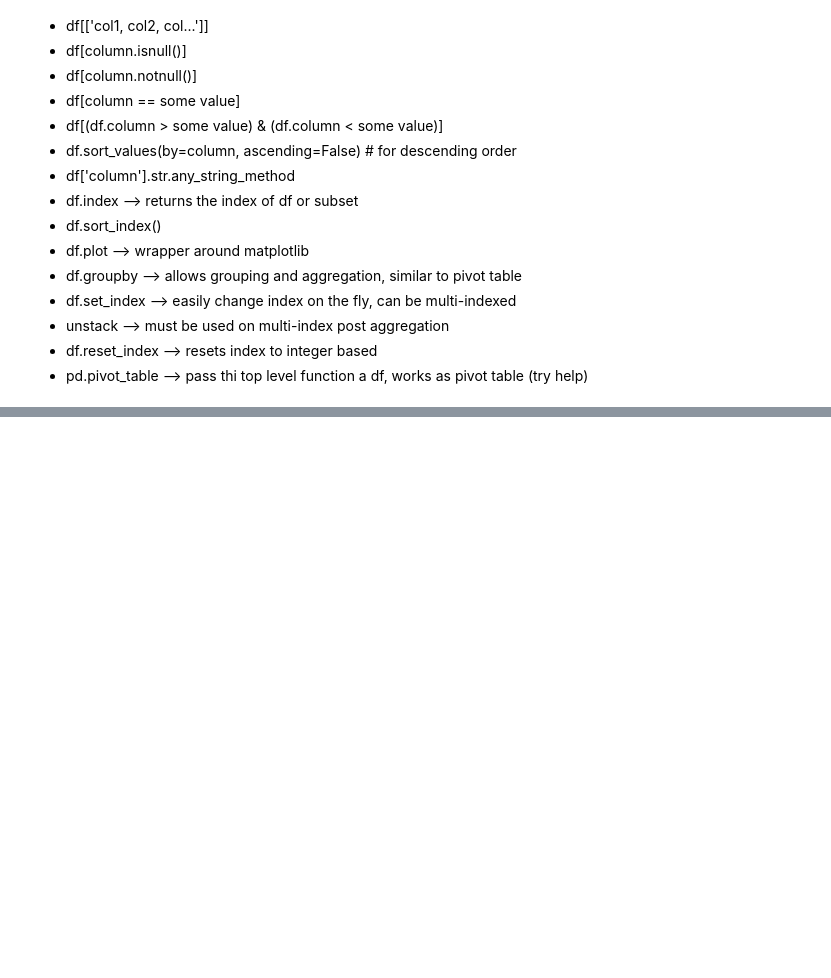
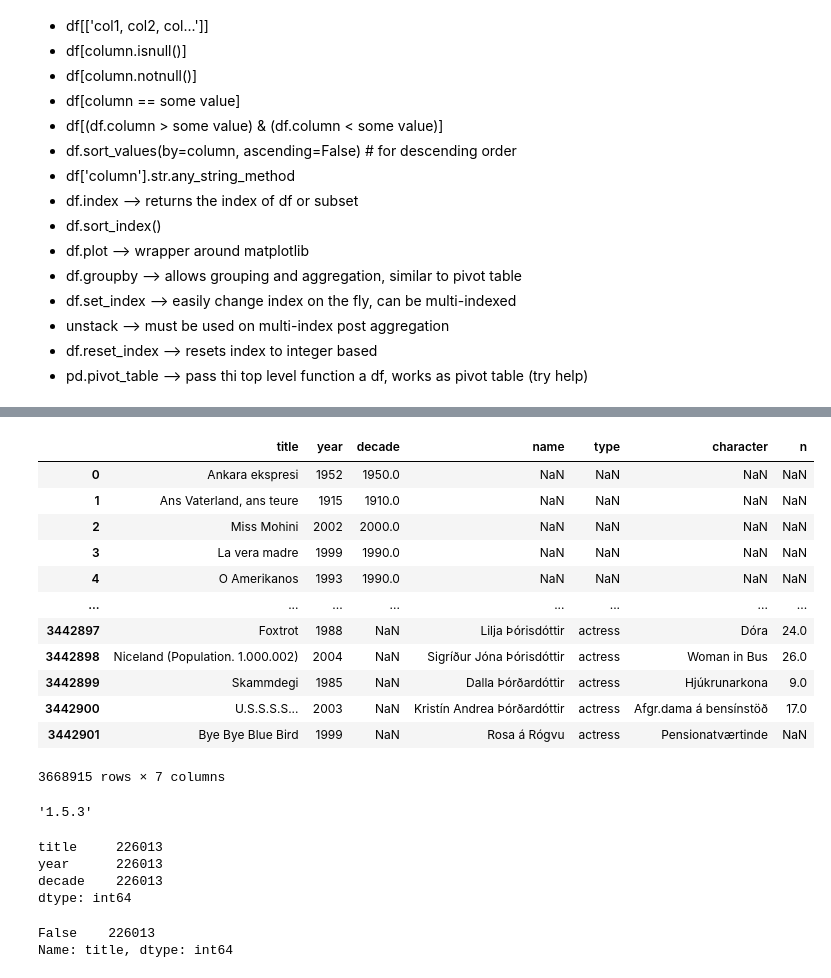
Before and after one commit to mjmacarty/OIM7502_SP24, a Jupyter notebook: 07-pandas_filtering_grouping.ipynb, the cells around one changed output, grey strips where cells are left out. Saved outputs shown, nothing was run; the diff lists cells and outputs as text; code cells hidden in the pictures; blank space fills up the shorter version.

```diff
--- a/07-pandas_filtering_grouping.ipynb
+++ b/07-pandas_filtering_grouping.ipynb
@@ -30,0 +198,2 @@ import matplotlib.pyplot as plt
+# %%
+titles.set_index('year').sort_index()
@@ -30,0 +215,2 @@ import matplotlib.pyplot as plt
+# %%
+titles['decade'] = (titles['year'] / 10).astype(int) * 10
@@ -30,0 +274,2 @@ import matplotlib.pyplot as plt
+# %%
+ c = cast.set_index(['name', 'year'])
@@ -30,0 +345,32 @@ import matplotlib.pyplot as plt
+# %%
+pd.concat([titles, cast])
+# %% [output]
+|  | title | year | decade | name | type | character | n |
+| 0 | Ankara ekspresi | 1952 | 1950.0 | NaN | NaN | NaN | NaN |
+| 1 | Ans Vaterland, ans teure | 1915 | 1910.0 | NaN | NaN | NaN | NaN |
+| 2 | Miss Mohini | 2002 | 2000.0 | NaN | NaN | NaN | NaN |
+| 3 | La vera madre | 1999 | 1990.0 | NaN | NaN | NaN | NaN |
+| 4 | O Amerikanos | 1993 | 1990.0 | NaN | NaN | NaN | NaN |
+| ... | ... | ... | ... | ... | ... | ... | ... |
+| 3442897 | Foxtrot | 1988 | NaN | Lilja Þórisdóttir | actress | Dóra | 24.0 |
+| 3442898 | Niceland (Population. 1.000.002) | 2004 | NaN | Sigríður Jóna Þórisdóttir | actress | Woman in Bus | 26.0 |
+| 3442899 | Skammdegi | 1985 | NaN | Dalla Þórðardóttir | actress | Hjúkrunarkona | 9.0 |
+| 3442900 | U.S.S.S.S... | 2003 | NaN | Kristín Andrea Þórðardóttir | actress | Afgr.dama á bensínstöð | 17.0 |
+| 3442901 | Bye Bye Blue Bird | 1999 | NaN | Rosa á Rógvu | actress | Pensionatværtinde | NaN |
+3668915 rows × 7 columns
+# %%
+pd.__version__
+# %% [output]
+'1.5.3'
+# %%
+titles.count()
+# %% [output]
+title     226013
+year      226013
+decade    226013
+dtype: int64
+# %%
+titles['title'].isna().value_counts()
+# %% [output]
+False    226013
+Name: title, dtype: int64
```
Also changed, not shown: parts of 29 cells of this notebook.
